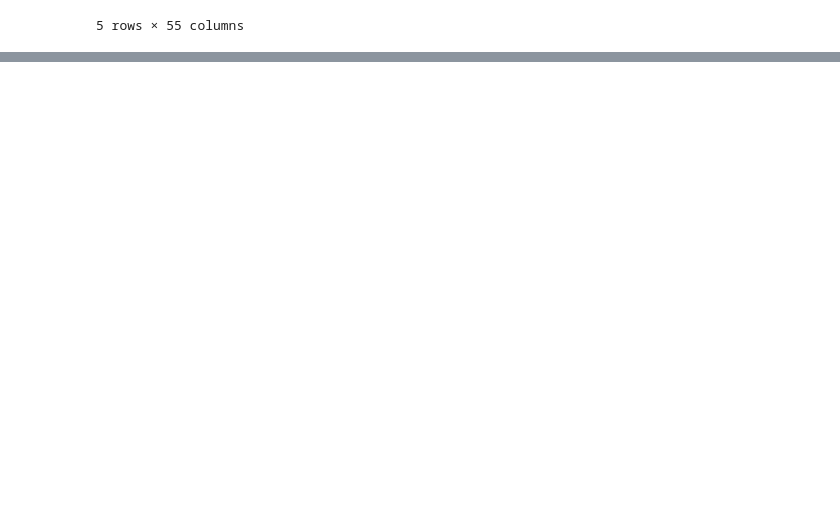
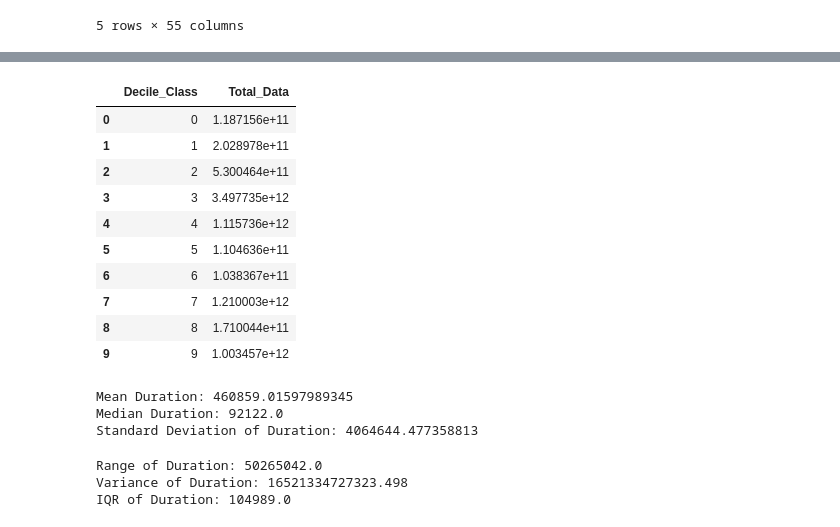
Before and after one commit to yenat/KAIM-week2, a Jupyter notebook: notebooks/user_overview_analysis.ipynb, the cells around one changed output, grey strips where cells are left out. Cells and saved outputs as stored; diff of their text form; code cells hidden in the pictures; blank space fills up the shorter version.

```diff
--- a/notebooks/user_overview_analysis.ipynb
+++ b/notebooks/user_overview_analysis.ipynb
@@ -51,0 +57,57 @@ KeyError: "Column(s) ['YouTube DL (Bytes)', 'YouTube UL (Bytes)'] do not exist"
+# %%
+# Variable Transformations
+
+# Compute total duration for each user
+df['Total_Duration'] = df.groupby('Bearer Id')['Dur. (ms)'].transform('sum')
+
+# Segment users into decile classes
+df['Decile_Class'] = pd.qcut(df['Total_Duration'], 10, labels=False)
+
+# Compute total data (HTTP DL + HTTP UL) for each session
+df['Total_Data'] = df['HTTP DL (Bytes)'] + df['HTTP UL (Bytes)']
+
+# Compute total data per decile class
+decile_data = df.groupby('Decile_Class')['Total_Data'].sum().reset_index()
+decile_data
+# %% [output]
+|  | Decile_Class | Total_Data |
+| 0 | 0 | 1.187156e+11 |
+| 1 | 1 | 2.028978e+11 |
+| 2 | 2 | 5.300464e+11 |
+| 3 | 3 | 3.497735e+12 |
+| 4 | 4 | 1.115736e+12 |
+| 5 | 5 | 1.104636e+11 |
+| 6 | 6 | 1.038367e+11 |
+| 7 | 7 | 1.210003e+12 |
+| 8 | 8 | 1.710044e+11 |
+| 9 | 9 | 1.003457e+12 |
+# %%
+# Compute mean, median, and standard deviation for relevant variables.
+
+# Compute basic metrics for Total_Duration
+mean_duration = df['Total_Duration'].mean()
+median_duration = df['Total_Duration'].median()
+std_duration = df['Total_Duration'].std()
+
+print(f'Mean Duration: {mean_duration}')
+print(f'Median Duration: {median_duration}')
+print(f'Standard Deviation of Duration: {std_duration}')
+# %% [output]
+Mean Duration: 460859.01597989345
+Median Duration: 92122.0
+Standard Deviation of Duration: 4064644.477358813
+# %%
+# Non-Graphical Univariate Analysis: Compute dispersion parameters for each quantitative variable.
+
+# Compute range, variance, and IQR for Total_Duration
+range_duration = df['Total_Duration'].max() - df['Total_Duration'].min()
+variance_duration = df['Total_Duration'].var()
+iqr_duration = df['Total_Duration'].quantile(0.75) - df['Total_Duration'].quantile(0.25)
+
+print(f'Range of Duration: {range_duration}')
+print(f'Variance of Duration: {variance_duration}')
+print(f'IQR of Duration: {iqr_duration}')
+# %% [output]
+Range of Duration: 50265042.0
+Variance of Duration: 16521334727323.498
+IQR of Duration: 104989.0
```
Also changed, not shown: parts of 5 cells of this notebook, 1 other file.
